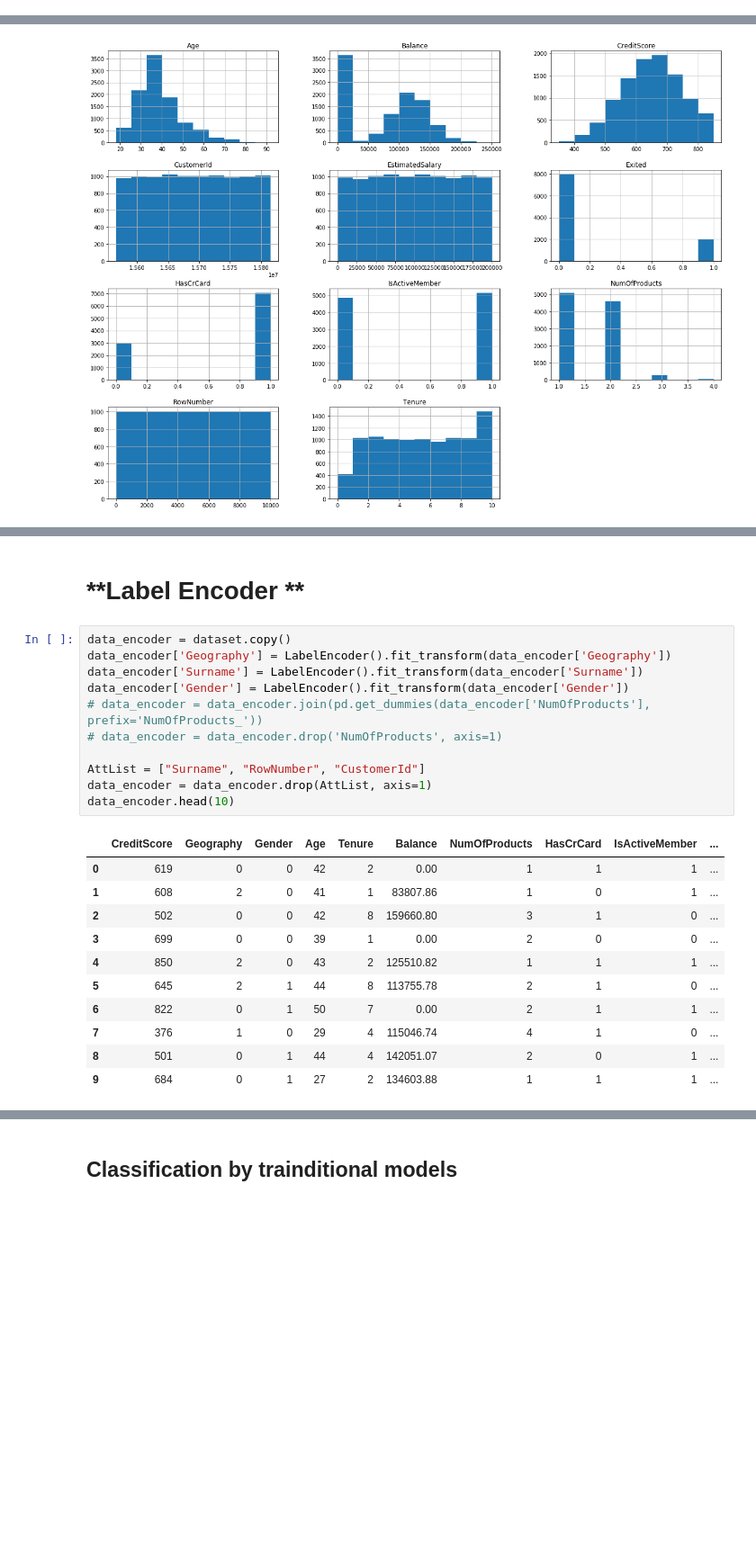
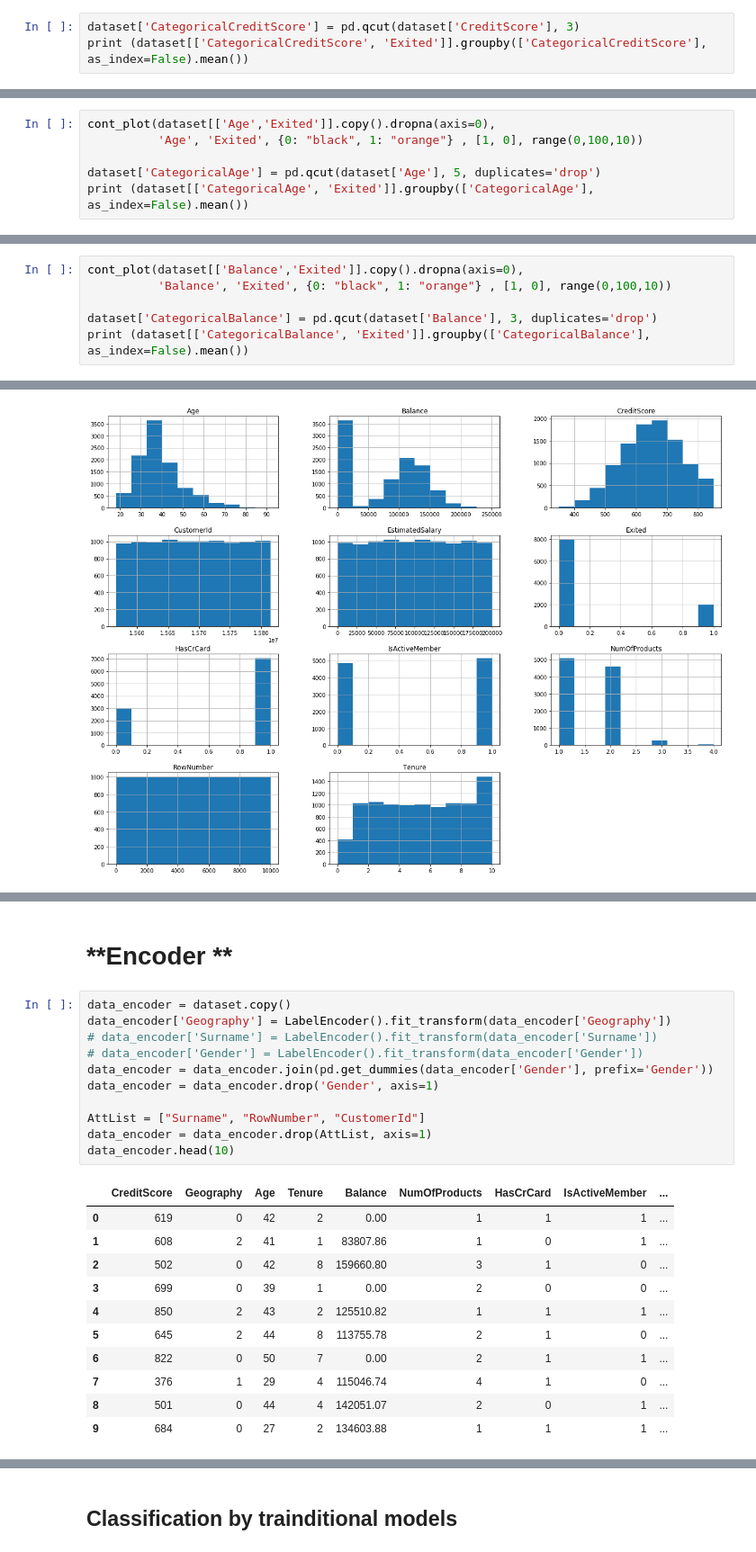
Before and after one commit to nhancv/nc-kaggle-ml, a Jupyter notebook: bank-customer-churn/src/bank-customer-churn-modeling.ipynb, the cells around one changed output, grey strips where cells are left out. Shown at 90% size. Saved outputs shown, nothing was run; the diff lists cells and outputs as text; blank space fills up the shorter version.

```diff
--- a/bank-customer-churn/src/bank-customer-churn-modeling.ipynb
+++ b/bank-customer-churn/src/bank-customer-churn-modeling.ipynb
@@ -358,0 +378,3 @@ DrawBoxplot2(dataset, xAtt = 'Exited', yAtt='CreditScore', hAtt='Gender')
+# %%
+dataset['CategoricalCreditScore'] = pd.qcut(dataset['CreditScore'], 3)
+print (dataset[['CategoricalCreditScore', 'Exited']].groupby(['CategoricalCreditScore'], as_index=False).mean())
@@ -358,0 +386,6 @@ DrawBoxplot2(dataset, xAtt = 'Exited', yAtt='CreditScore', hAtt='Gender')
+# %%
+cont_plot(dataset[['Age','Exited']].copy().dropna(axis=0),
+          'Age', 'Exited', {0: "black", 1: "orange"} , [1, 0], range(0,100,10))
+
+dataset['CategoricalAge'] = pd.qcut(dataset['Age'], 5, duplicates='drop')
+print (dataset[['CategoricalAge', 'Exited']].groupby(['CategoricalAge'], as_index=False).mean())
@@ -358,0 +400,6 @@ DrawBoxplot2(dataset, xAtt = 'Exited', yAtt='CreditScore', hAtt='Gender')
+# %%
+cont_plot(dataset[['Balance','Exited']].copy().dropna(axis=0),
+          'Balance', 'Exited', {0: "black", 1: "orange"} , [1, 0], range(0,100,10))
+
+dataset['CategoricalBalance'] = pd.qcut(dataset['Balance'], 3, duplicates='drop')
+print (dataset[['CategoricalBalance', 'Exited']].groupby(['CategoricalBalance'], as_index=False).mean())
@@ -382,28 +440,28 @@ DrawCountplot(dataset, 'Age', 'Exited')
 # %% [markdown]
-# **Label Encoder **
+# **Encoder **
 # %%
 data_encoder = dataset.copy()
 data_encoder['Geography'] = LabelEncoder().fit_transform(data_encoder['Geography'])
-data_encoder['Surname'] = LabelEncoder().fit_transform(data_encoder['Surname'])
-data_encoder['Gender'] = LabelEncoder().fit_transform(data_encoder['Gender'])
-# data_encoder = data_encoder.join(pd.get_dummies(data_encoder['NumOfProducts'], prefix='NumOfProducts_'))
-# data_encoder = data_encoder.drop('NumOfProducts', axis=1)
+# data_encoder['Surname'] = LabelEncoder().fit_transform(data_encoder['Surname'])
+# data_encoder['Gender'] = LabelEncoder().fit_transform(data_encoder['Gender'])
+data_encoder = data_encoder.join(pd.get_dummies(data_encoder['Gender'], prefix='Gender'))
+data_encoder = data_encoder.drop('Gender', axis=1)
 
 AttList = ["Surname", "RowNumber", "CustomerId"]
 data_encoder = data_encoder.drop(AttList, axis=1)
 data_encoder.head(10)
 # %% [output]
-|  | CreditScore | Geography | Gender | Age | Tenure | Balance | NumOfProducts | HasCrCard | IsActiveMember | ... |
-| 0 | 619 | 0 | 0 | 42 | 2 | 0.00 | 1 | 1 | 1 | ... |
-| 1 | 608 | 2 | 0 | 41 | 1 | 83807.86 | 1 | 0 | 1 | ... |
-| 2 | 502 | 0 | 0 | 42 | 8 | 159660.80 | 3 | 1 | 0 | ... |
-| 3 | 699 | 0 | 0 | 39 | 1 | 0.00 | 2 | 0 | 0 | ... |
-| 4 | 850 | 2 | 0 | 43 | 2 | 125510.82 | 1 | 1 | 1 | ... |
-| 5 | 645 | 2 | 1 | 44 | 8 | 113755.78 | 2 | 1 | 0 | ... |
-| 6 | 822 | 0 | 1 | 50 | 7 | 0.00 | 2 | 1 | 1 | ... |
-| 7 | 376 | 1 | 0 | 29 | 4 | 115046.74 | 4 | 1 | 0 | ... |
-| 8 | 501 | 0 | 1 | 44 | 4 | 142051.07 | 2 | 0 | 1 | ... |
-| 9 | 684 | 0 | 1 | 27 | 2 | 134603.88 | 1 | 1 | 1 | ... |
+|  | CreditScore | Geography | Age | Tenure | Balance | NumOfProducts | HasCrCard | IsActiveMember | ... |
+| 0 | 619 | 0 | 42 | 2 | 0.00 | 1 | 1 | 1 | ... |
+| 1 | 608 | 2 | 41 | 1 | 83807.86 | 1 | 0 | 1 | ... |
+| 2 | 502 | 0 | 42 | 8 | 159660.80 | 3 | 1 | 0 | ... |
+| 3 | 699 | 0 | 39 | 1 | 0.00 | 2 | 0 | 0 | ... |
+| 4 | 850 | 2 | 43 | 2 | 125510.82 | 1 | 1 | 1 | ... |
+| 5 | 645 | 2 | 44 | 8 | 113755.78 | 2 | 1 | 0 | ... |
+| 6 | 822 | 0 | 50 | 7 | 0.00 | 2 | 1 | 1 | ... |
+| 7 | 376 | 1 | 29 | 4 | 115046.74 | 4 | 1 | 0 | ... |
+| 8 | 501 | 0 | 44 | 4 | 142051.07 | 2 | 0 | 1 | ... |
+| 9 | 684 | 0 | 27 | 2 | 134603.88 | 1 | 1 | 1 | ... |
 # %%
 # Split Train and Test and check shape
 data_train_encoder, target_train_encoder, data_test_encoder, target_test_encoder = SplitDataFrameToTrainAndTest(data_encoder, 0.6, 'Exited')
```
Also changed, not shown: parts of 58 cells of this notebook.
